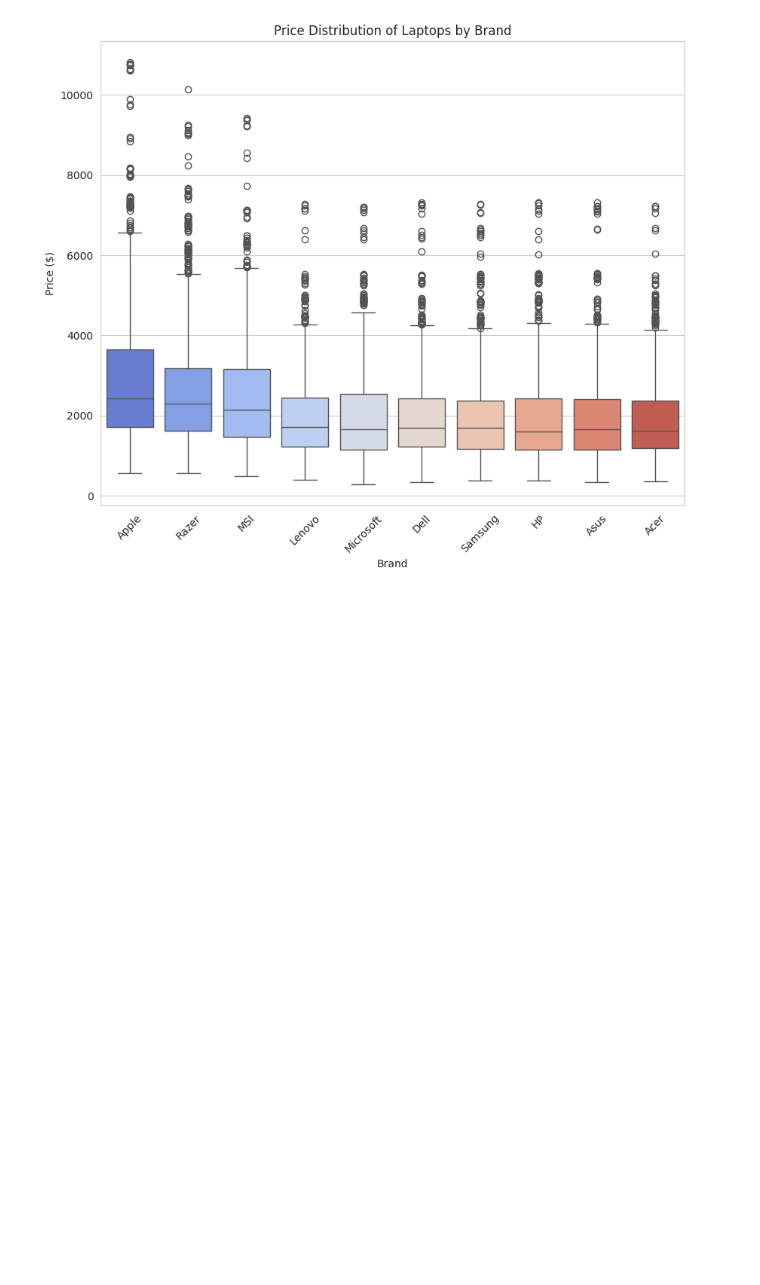
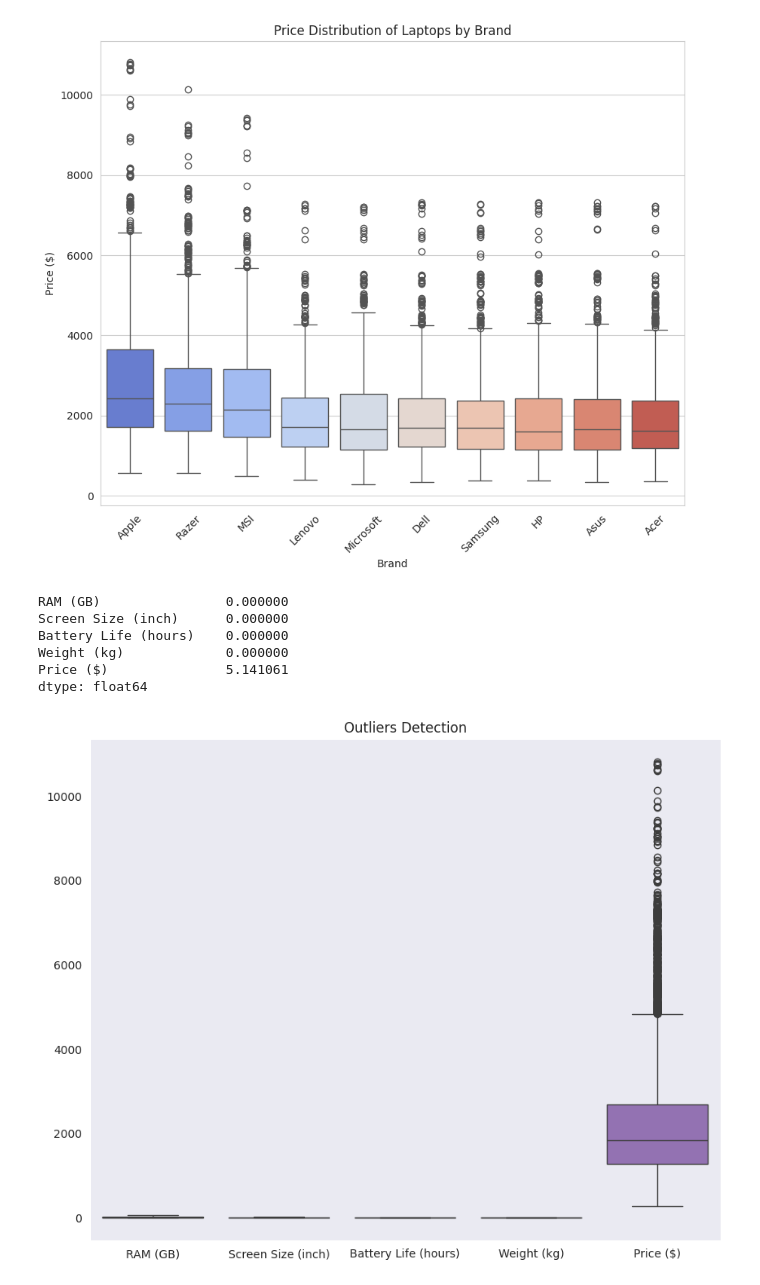
Before and after one commit to Farazmghm/price-of-laptops, a Jupyter notebook: laptop.ipynb, the cells around one changed output. Saved outputs shown, nothing was run; the diff lists cells and outputs as text; code cells hidden in the pictures; blank space fills up the shorter version.

Commit message:
outliers detection

```diff
--- a/laptop.ipynb
+++ b/laptop.ipynb
@@ -197,3 +197,26 @@ plt.xticks(rotation=45)
 plt.show()
 # %% [output]
 [figure]
+# %%
+data=df[['RAM (GB)','Screen Size (inch)','Battery Life (hours)','Weight (kg)','Price ($)']]
+Q1=data.quantile(0.25)
+Q3=data.quantile(0.75)
+IQR=Q3-Q1
+lower_bound=Q1-1.5*IQR
+upper_bound=Q3+1.5*IQR
+outleirs=(data<(lower_bound)) | (data>upper_bound)
+outliers_percentage=(outleirs.sum()/len(data)) *100
+print(outliers_percentage)
+#plot
+plt.figure(figsize=(10,8))
+sns.boxplot(data=df)
+plt.title("Outliers Detection")
+plt.show()
+# %% [output]
+RAM (GB)                0.000000
+Screen Size (inch)      0.000000
+Battery Life (hours)    0.000000
+Weight (kg)             0.000000
+Price ($)               5.141061
+dtype: float64
+[figure, added]
```
